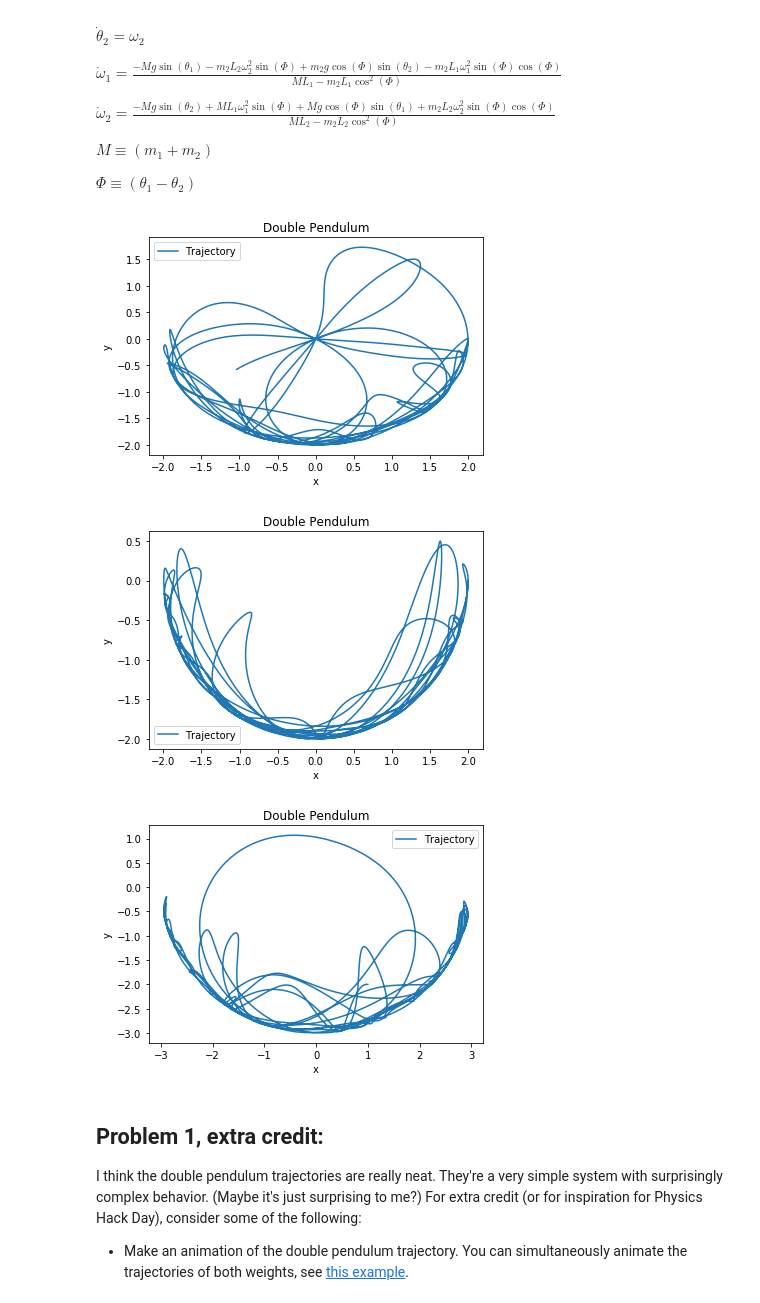
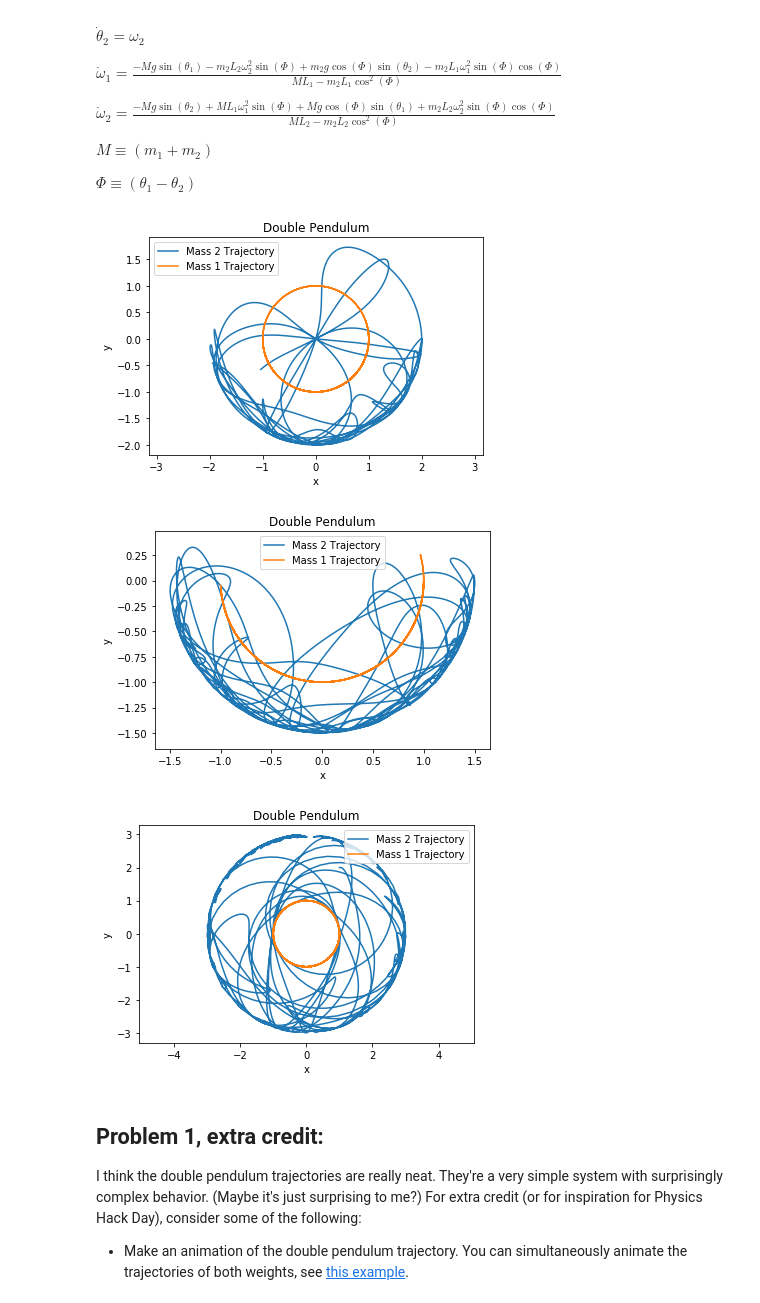
Before and after one commit to TWaddleton/Homework05, a Jupyter notebook: Homework 5.ipynb, the cells around one changed output. Saved outputs shown, nothing was run; the diff lists cells and outputs as text; code cells hidden in the pictures.

Commit message:
Updated pendulum graphs

```diff
--- a/Homework 5.ipynb
+++ b/Homework 5.ipynb
@@ -137,17 +137,22 @@ def time_and_angles_double_style():
 
 times, thetas1, thetas2, omegas1, omegas2 = time_and_angles_double_style()
 
-xposition = L_1*np.sin(thetas1) + L_2*np.sin(thetas2)
-yposition = -L_1*np.cos(thetas1) - L_2*np.cos(thetas2)
+x1_position = L_1*np.sin(thetas1)
+y1_position = -L_1*np.cos(thetas1)
 
-plt.plot(xposition, yposition, label='Trajectory')
+x2_position = L_1*np.sin(thetas1) + L_2*np.sin(thetas2)
+y2_position = -L_1*np.cos(thetas1) - L_2*np.cos(thetas2)
+
+plt.plot(x2_position, y2_position, label='Mass 2 Trajectory')
+plt.plot(x1_position, y1_position, label='Mass 1 Trajectory')
 plt.xlabel('x')
 plt.ylabel('y')
+plt.axis('equal')
 plt.title("Double Pendulum")
 plt.legend()
 plt.show()
 # %% [output]
-[figure, old version]
+[figure, new version]
 # %%
 import matplotlib.pyplot as plt2
 
@@ -157,57 +162,67 @@ t_points = np.arange(0, t_final, dt)
 
 theta1_0 = pi/2
 theta2_0 = pi/2
-omega1_0 = 0.2
+omega1_0 = 0
 omega2_0 = 0
 L_1 = 1.0
-L_2 = 1.0
+L_2 = 0.5
 m_1 = 1.0
-m_2 = 0.5
+m_2 = 0.2
 M = m_1 + m_2
 
 times, thetas1, thetas2, omegas1, omegas2 = time_and_angles_double_style()
 
-xposition = L_1*np.sin(thetas1) + L_2*np.sin(thetas2)
-yposition = -L_1*np.cos(thetas1) - L_2*np.cos(thetas2)
+x1_position = L_1*np.sin(thetas1)
+y1_position = -L_1*np.cos(thetas1)
 
-plt2.plot(xposition, yposition, label='Trajectory')
-plt2.xlabel('x')
-plt2.ylabel('y')
-plt2.title("Double Pendulum")
-plt2.legend()
-plt2.show()
+x2_position = L_1*np.sin(thetas1) + L_2*np.sin(thetas2)
+y2_position = -L_1*np.cos(thetas1) - L_2*np.cos(thetas2)
+
+plt.plot(x2_position, y2_position, label='Mass 2 Trajectory')
+plt.plot(x1_position, y1_position, label='Mass 1 Trajectory')
+plt.xlabel('x')
+plt.ylabel('y')
+plt.axis('equal')
+plt.title("Double Pendulum")
+plt.legend()
+plt.show()
 # %% [output]
-[figure, old version]
+[figure, new version]
 # %%
 import matplotlib.pyplot as plt3
 
 t_final = 20.0
 dt = 0.01
 t_points = np.arange(0, t_final, dt)
 
 theta1_0 = pi/2
-theta2_0 = 0
+theta2_0 = pi
 omega1_0 = 0.2
 omega2_0 = -0.5
 L_1 = 1.0
 L_2 = 2.0
 m_1 = 1.0
 m_2 = 0.5
 M = m_1 + m_2
 
 times, thetas1, thetas2, omegas1, omegas2 = time_and_angles_double_style()
 
-xposition = L_1*np.sin(thetas1) + L_2*np.sin(thetas2)
-yposition = -L_1*np.cos(thetas1) - L_2*np.cos(thetas2)
+x1_position = L_1*np.sin(thetas1)
+y1_position = -L_1*np.cos(thetas1)
 
-plt3.plot(xposition, yposition, label='Trajectory')
-plt3.xlabel('x')
-plt3.ylabel('y')
-plt3.title("Double Pendulum")
-plt3.legend()
-plt3.show()
+x2_position = L_1*np.sin(thetas1) + L_2*np.sin(thetas2)
+y2_position = -L_1*np.cos(thetas1) - L_2*np.cos(thetas2)
+
+plt.plot(x2_position, y2_position, label='Mass 2 Trajectory')
+plt.plot(x1_position, y1_position, label='Mass 1 Trajectory')
+plt.xlabel('x')
+plt.ylabel('y')
+plt.axis('equal')
+plt.title("Double Pendulum")
+plt.legend()
+plt.show()
 # %% [output]
-[figure, old version]
+[figure, new version]
 # %% [markdown]
 ## Problem 1, extra credit:
 
```
